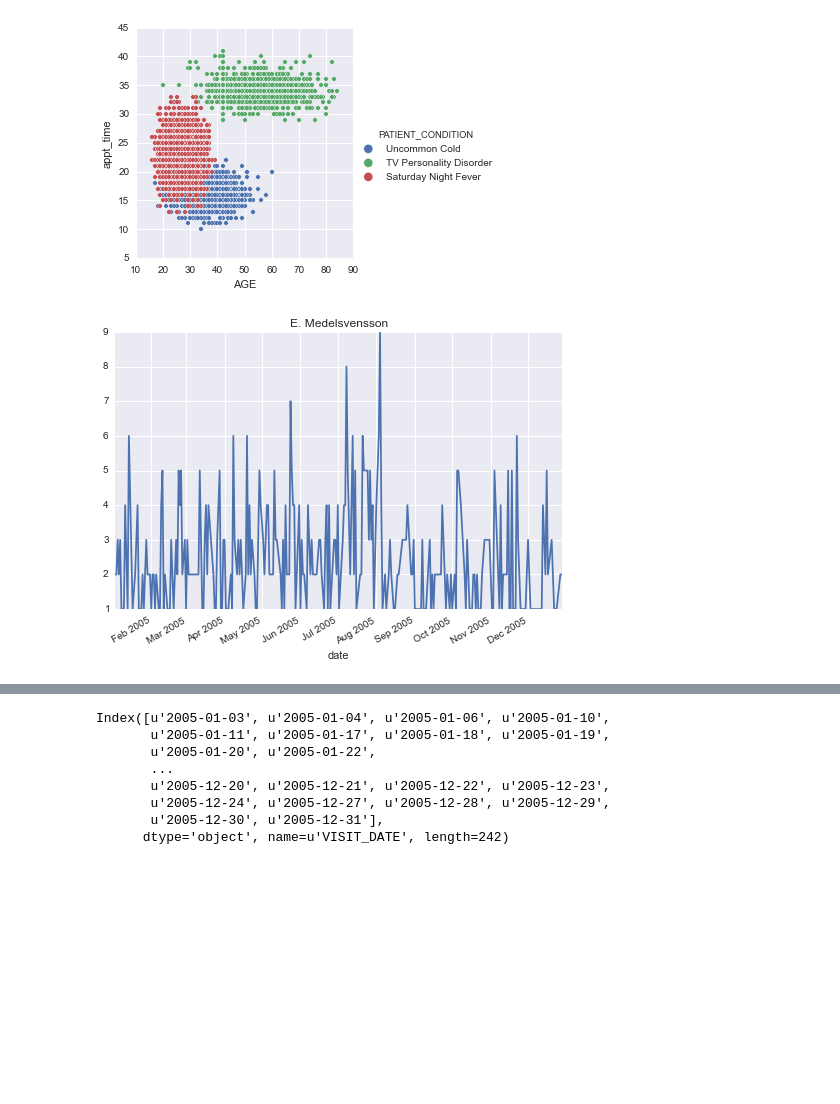
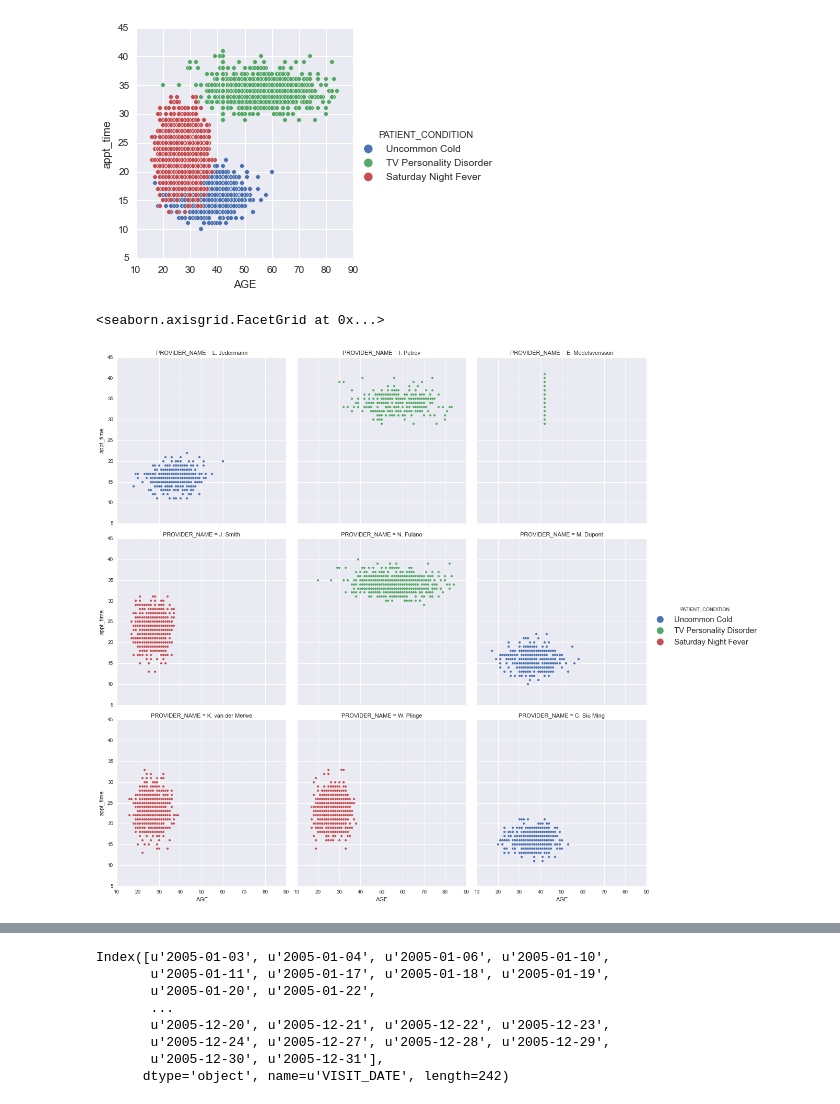
Before and after one commit to gautsi/pmareport, a Jupyter notebook: notebooks/pma.ipynb, the cells around one changed output, grey strips where cells are left out. Saved outputs shown, nothing was run; the diff lists cells and outputs as text; code cells hidden in the pictures; blank space fills up the shorter version.

Commit message:
appts by month plots

```diff
--- a/notebooks/pma.ipynb
+++ b/notebooks/pma.ipynb
@@ -32,7 +32,10 @@ clinic.make_scatter()
 <seaborn.axisgrid.FacetGrid at 0x...>
 [figure]
 # %%
-g = sns.FacetGrid(data=df, hue='PATIENT_CONDITION', col='PROVIDER_NAME', row='month', size=5, aspect=1)
+g = sns.FacetGrid(data=df, hue='PATIENT_CONDITION', col='PROVIDER_NAME', size=5, aspect=1, col_wrap=3)
 g = g.map(plt.scatter, 'AGE', 'appt_time', edgecolor='w')
 g.add_legend(fontsize=15, markerscale=3)
 # g.savefig('age_appt_time_by_doctor_by_month.png')
+# %% [output]
+<seaborn.axisgrid.FacetGrid at 0x...>
+[figure, added]
@@ -43,8 +42,8 @@ df_date_doctor_count = df_date_doctor.count()
 # %%
+df_date_doctor = df.groupby(['date', 'PROVIDER_NAME'])
+df_date_doctor_count = df_date_doctor.count()
 for i in set(df.PROVIDER_NAME):
     plt.clf()
     df_date_doctor_count.xs(i, level='PROVIDER_NAME').PATIENT_ID.plot()
     plt.title(i)
-    plt.savefig('doc_appts_{}.png'.format(i), dpi=300)
+    # plt.savefig('doc_appts_{}.png'.format(i), dpi=300)
-# %% [output]
-[figure, removed]
```
Also changed, not shown: parts of 7 cells of this notebook.
